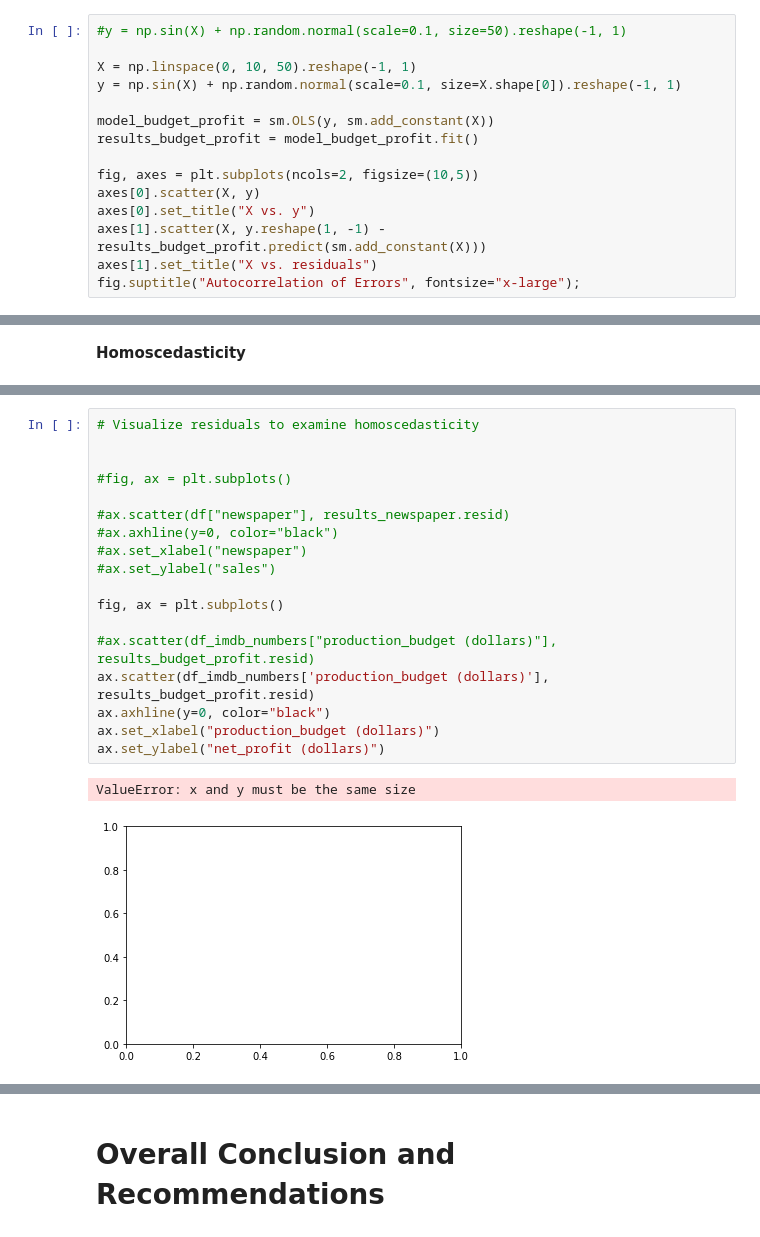
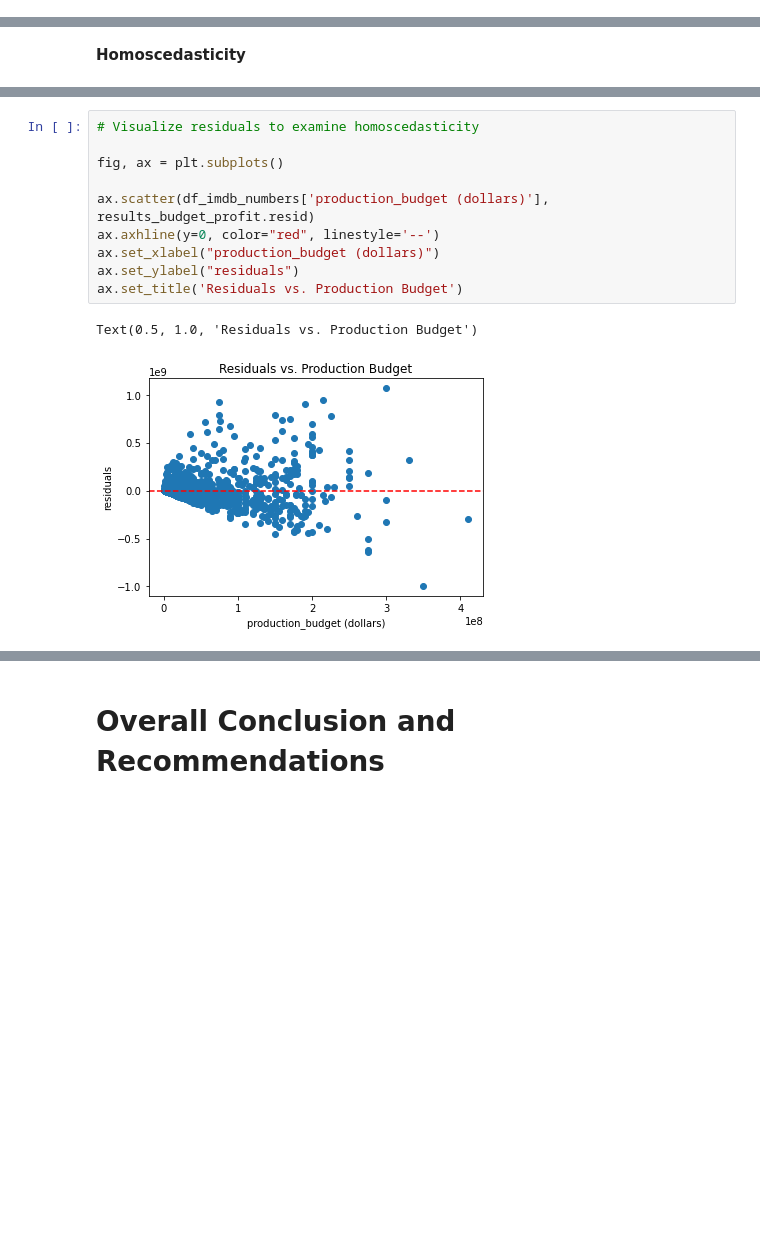
Before and after one commit to keithotuomagie/movie_analysis, a Jupyter notebook: notebook.ipynb, the cells around one changed output, grey strips where cells are left out. Cells and saved outputs as stored; diff of their text form; blank space fills up the shorter version.

```diff
--- a/notebook.ipynb
+++ b/notebook.ipynb
@@ -1328,15 +1337,0 @@ strong multicollinearity or other numerical problems.
-# %%
-#y = np.sin(X) + np.random.normal(scale=0.1, size=50).reshape(-1, 1)
-
-X = np.linspace(0, 10, 50).reshape(-1, 1)
-y = np.sin(X) + np.random.normal(scale=0.1, size=X.shape[0]).reshape(-1, 1)
-
-model_budget_profit = sm.OLS(y, sm.add_constant(X))
-results_budget_profit = model_budget_profit.fit()
-
-fig, axes = plt.subplots(ncols=2, figsize=(10,5))
-axes[0].scatter(X, y)
-axes[0].set_title("X vs. y")
-axes[1].scatter(X, y.reshape(1, -1) - results_budget_profit.predict(sm.add_constant(X)))
-axes[1].set_title("X vs. residuals")
-fig.suptitle("Autocorrelation of Errors", fontsize="x-large");
@@ -1392,21 +1377,13 @@ plt.show()
 # %%
 # Visualize residuals to examine homoscedasticity
 
-
-#fig, ax = plt.subplots()
-
-#ax.scatter(df["newspaper"], results_newspaper.resid)
-#ax.axhline(y=0, color="black")
-#ax.set_xlabel("newspaper")
-#ax.set_ylabel("sales")
-
 fig, ax = plt.subplots()
 
-#ax.scatter(df_imdb_numbers["production_budget (dollars)"], results_budget_profit.resid)
 ax.scatter(df_imdb_numbers['production_budget (dollars)'], results_budget_profit.resid)
-ax.axhline(y=0, color="black")
+ax.axhline(y=0, color="red", linestyle='--')
 ax.set_xlabel("production_budget (dollars)")
-ax.set_ylabel("net_profit (dollars)")
+ax.set_ylabel("residuals")
+ax.set_title('Residuals vs. Production Budget')
 # %% [output]
-ValueError: x and y must be the same size
+Text(0.5, 1.0, 'Residuals vs. Production Budget')
-[figure, old version]
+[figure, new version]
```
Also changed, not shown: parts of 17 cells of this notebook.
